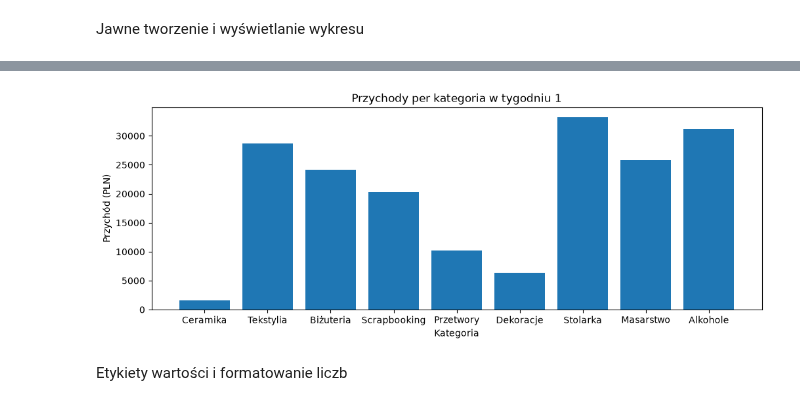
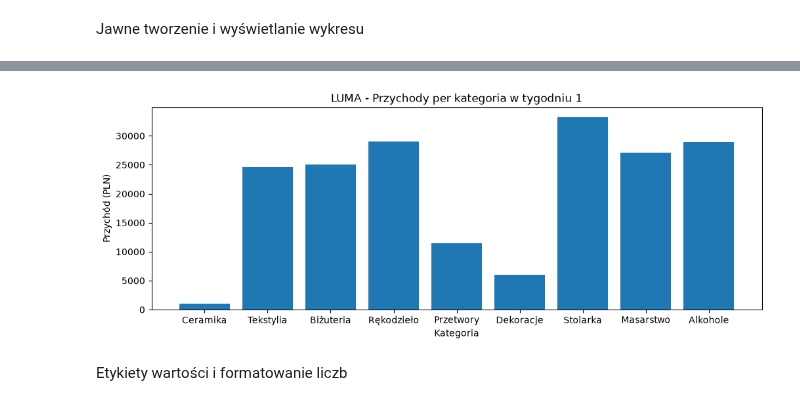
Before and after one commit to bartoszkoziol/DataVisualization, a Jupyter notebook: 01-bar.ipynb, the cells around one changed output, grey strips where cells are left out. Cells and saved outputs as stored; diff of their text form; code cells hidden in the pictures.

```diff
--- a/01-bar.ipynb
+++ b/01-bar.ipynb
@@ -21,7 +21,7 @@ Ustawiono ziarno RNG:  20261020
 ### Zdefiniowanie "stałych"
 # %%
 LUMA_FULL = "Lokalny Urok Mistrzostwa Artystycznego"
-CATEGORIES = ["Ceramika", "Tekstylia", "Biżuteria", "Scrapbooking", "Przetwory", "Dekoracje", "Stolarka", "Masarstwo", "Alkohole"]
+CATEGORIES = ["Ceramika", "Tekstylia", "Biżuteria", "Rękodzieło", "Przetwory", "Dekoracje", "Stolarka", "Masarstwo", "Alkohole"]
 # %% [markdown]
 ### Przygotowanie bazowych danych syntetycznych
 # %% [markdown]
@@ -36,7 +36,7 @@ catalog = pd.DataFrame({
 # %% [markdown]
 Wyliczony "typowy" przychód tygodniowy: (lokalni + turyści) * cena
 # %%
-catalog["revenue"] = (catalog["demand_loc_base"] + catalog["demand_tur_base"]) * catalog["price_pln_base"]
+catalog["revenue_avg_pln"] = (catalog["demand_loc_base"] + catalog["demand_tur_base"]) * catalog["price_pln_base"]
 # %%
 catalog
 # %% [output]
@@ -84,7 +84,7 @@ def generate_weekly_data(catalog, rng, variance=0.15, boost_loc=0.0, boost_tur=0
 ### Wygenerowanie danych tygodniowych
 # %%
 t1 = generate_weekly_data(catalog, rng)
-t1.merge(catalog[["category", "price_pln_base"]], on="category", how="left")
+t1 = t1.merge(catalog[["category", "price_pln_base"]], on="category", how="left")
 print("Tydzień 1 - przychody per kategoria (PLN)")
 display(t1)
 print("Łączny przychód w tygodniu 1 (PLN): ", t1["revenue_pln"].sum())
@@ -136,11 +142,11 @@ categories = t1["category"]
 # %%
 plt.figure(figsize=(12, 4))
 plt.bar(categories, heights)
-plt.title("Przychody per kategoria w tygodniu 1")
+plt.title("LUMA - Przychody per kategoria w tygodniu 1")
 plt.xlabel("Kategoria")
 plt.ylabel("Przychód (PLN)")
 plt.show()
 # %% [output]
-[figure, old version]
+[figure, new version]
 # %% [markdown]
 Etykiety wartości i formatowanie liczb
```
Also changed, not shown: parts of 25 cells of this notebook.
